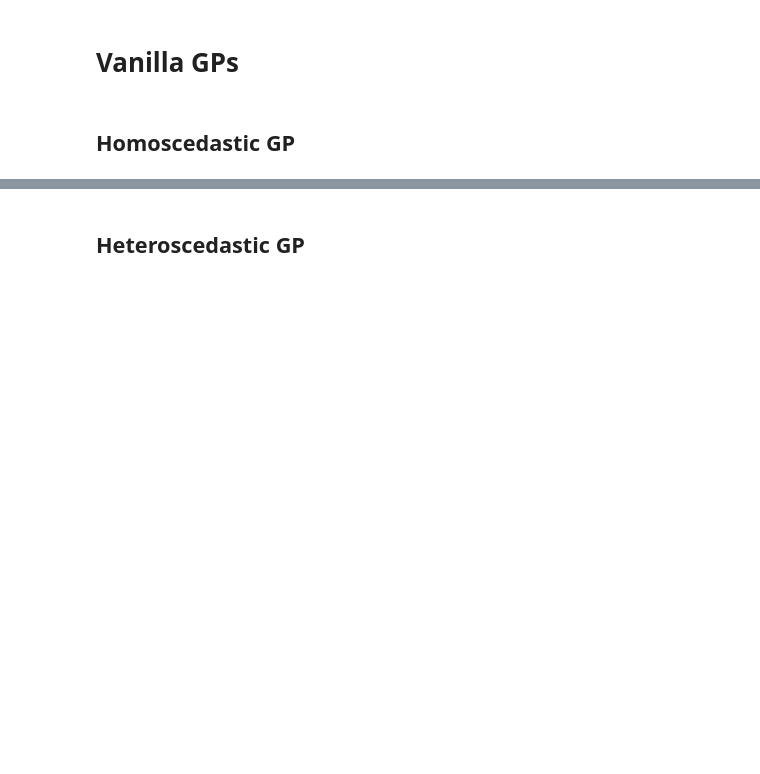
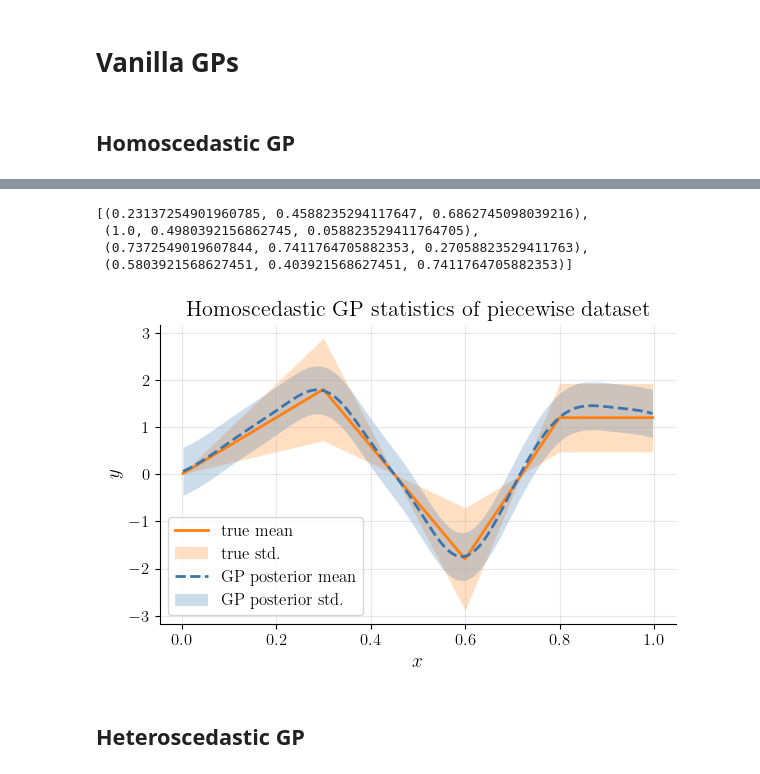
Before and after one commit to gurooria/Diffusion-Gaussian-Processes, a Jupyter notebook: synthetic.ipynb, the cells around one changed output, grey strips where cells are left out. Cells and saved outputs as stored; diff of their text form; code cells hidden in the pictures; blank space fills up the shorter version.

```diff
--- a/synthetic.ipynb
+++ b/synthetic.ipynb
@@ -10,11 +10,11 @@ from diffusion import Diffusion
 # %%
 ## Set parameters
 train_param = {
-    'dataset_name': 'sin_1d',
+    'dataset_name': 'piecewise',
     'x_normalise': True,
     'y_normalise': True,
     'seed': 42,
-    'batch_size': 64,
+    'batch_size': 128,
     'train_ratio': 0.8,
     'test_ratio': 0.1,
     'shuffle': True,
@@ -143,3 +113,68 @@ plt.legend(fontsize=plot_param['legend_fontsize'])
+# %%
+import numpy as np
+import matplotlib.pyplot as plt
+from plot import custom_plot
+import seaborn as sns
+import matplotlib as mpl
+mpl.rcParams.update({
+    "text.usetex": True,        # fallback to mathtext
+    "font.family": "serif",     # still get a TeX-like font
+    "font.weight": "bold",       # use bold font
+})
+
+# Set default linewidth for all plots
+plt.rcParams['lines.linewidth'] = 2
+
+plt.rcParams['axes.spines.top'] = False
+plt.rcParams['axes.spines.right'] = False
+
+
+import seaborn as sns
+palette = ['#3B75AF', '#FF7F0F', '#BCBD45', '#9467BD']
+palette = sns.color_palette(palette)
+palette
+# %% [output]
+[(0.23137254901960785, 0.4588235294117647, 0.6862745098039216),
+ (1.0, 0.4980392156862745, 0.058823529411764705),
+ (0.7372549019607844, 0.7411764705882353, 0.27058823529411763),
+ (0.5803921568627451, 0.403921568627451, 0.7411764705882353)]
+# %%
+# Visualises predictions
+mean_model.eval()
+mean_likelihood.eval()
+with torch.no_grad():
+    mean_preds = mean_model(gp_test_x).mean.detach().numpy()
+    epi_var = mean_model(gp_test_x).variance.detach().numpy()
+    alo_var = mean_likelihood(mean_model(gp_test_x)).variance.detach().numpy() - epi_var
+mean_plot = y_scaler.inverse_transform(mean_preds.reshape(-1, 1)).flatten()
+x_plot = x_scaler.inverse_transform(gp_test_x.reshape(-1, 1)).flatten()
+test_x_plot = x_scaler.inverse_transform(gp_test_x.reshape(-1, 1)).flatten()
+test_y_plot = y_scaler.inverse_transform(gp_test_y.reshape(-1, 1)).flatten()
+
+# Get true mean and std functions
+true_mean_t, sigma_t = synthetic(torch.tensor(x_plot), name=train_param['dataset_name'])
+if train_param['dataset_name'] == 'piecewise':
+    # For Y = m * exp(sigma * Z), Z ~ N(0,1): std(Y) = m * sqrt(exp(sigma^2) - 1) * exp(0.5 * sigma^2)
+    true_std_t = true_mean_t * torch.sqrt(torch.exp(sigma_t**2) - 1.0) * torch.exp(0.5 * sigma_t**2)
+else:
+    # For additive Gaussian noise, the returned sigma is already the standard deviation
+    true_std_t = sigma_t
+true_mean = true_mean_t.detach().numpy().flatten()
+true_std = true_std_t.detach().numpy().flatten()
+
+color1 = palette[0]
+color2 = palette[1]
+
+custom_plot(title=f'Homoscedastic GP statistics of {train_param["dataset_name"]} dataset', xlabel=r'$x$', ylabel=r'$y$', figsize=(6, 4))
+plt.plot(x_plot[np.argsort(x_plot)], true_mean[np.argsort(x_plot)], color=color2, label='true mean')
+plt.fill_between(x_plot[np.argsort(x_plot)], true_mean[np.argsort(x_plot)] - true_std[np.argsort(x_plot)], true_mean[np.argsort(x_plot)] + true_std[np.argsort(x_plot)], color=color2, alpha=0.25, label='true std.', linewidth=0)
+plt.plot(x_plot[np.argsort(x_plot)], mean_plot[np.argsort(x_plot)], color=color1, label='GP posterior mean', linestyle='--')
+plt.fill_between(x_plot[np.argsort(x_plot)], mean_plot[np.argsort(x_plot)] - np.sqrt(alo_var[np.argsort(x_plot)]), mean_plot[np.argsort(x_plot)] + np.sqrt(alo_var[np.argsort(x_plot)]), color=color1, alpha=0.25, label='GP posterior std.', linewidth=0)
+plt.legend(fontsize=12, loc='lower left')
+plt.tight_layout()
+plt.savefig(f"homoscedastic_gp_{train_param['dataset_name']}.pdf", bbox_inches='tight')
+# %% [output]
+[figure, added]
 # %% [markdown]
 ## Heteroscedastic GP
 # %%
```
Also changed, not shown: parts of 5 cells of this notebook, 8 other files.
